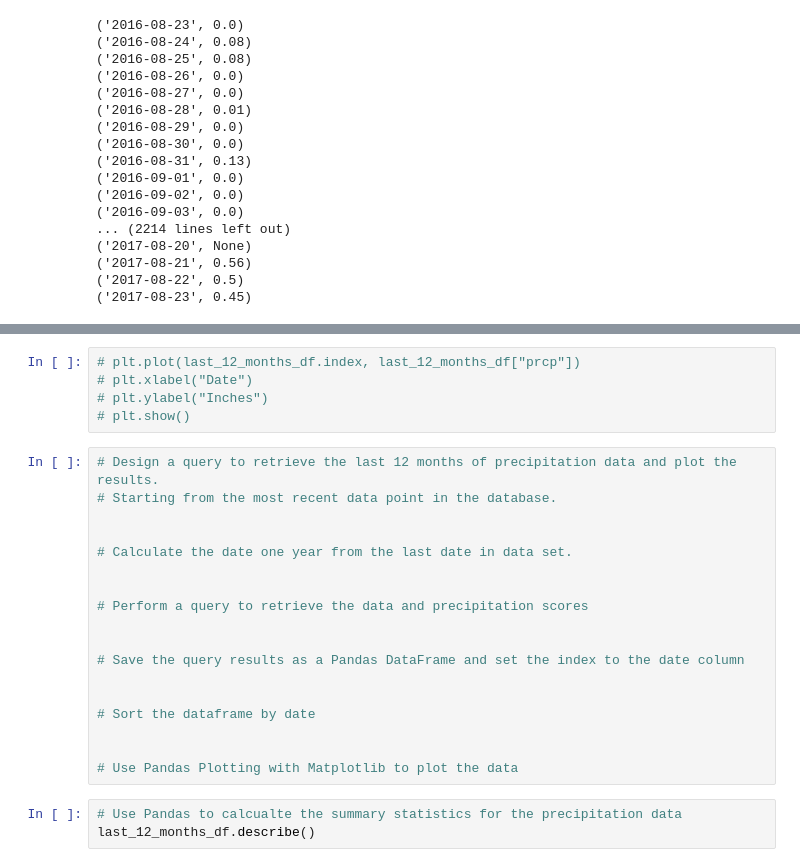
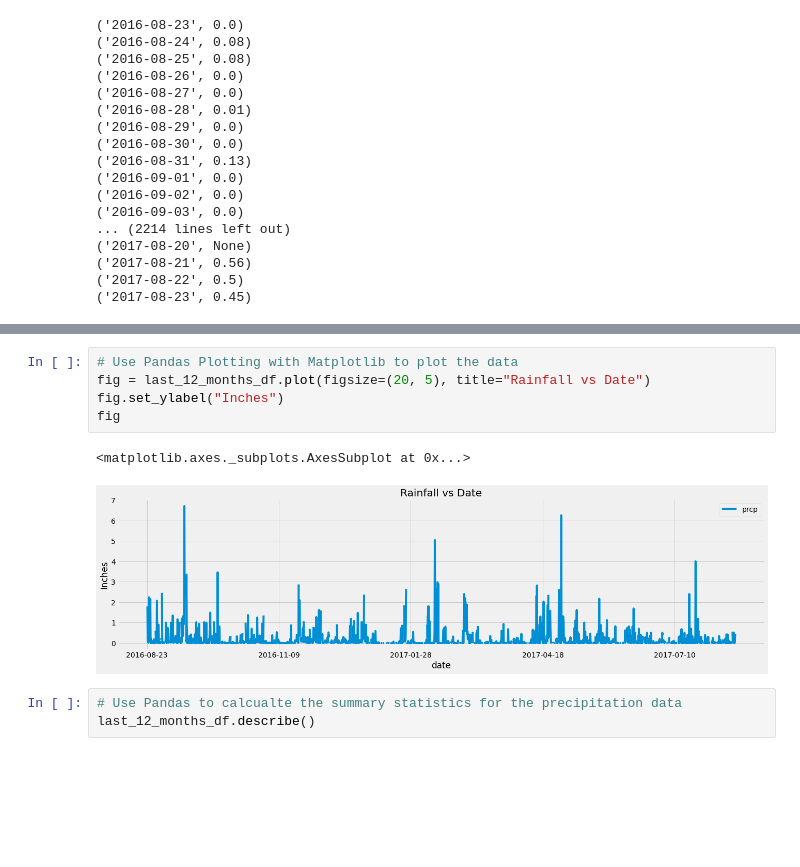
Before and after one commit to hsharma263/sqlalchemy-challenge, a Jupyter notebook: climate_starter.ipynb, the cells around one changed output, grey strips where cells are left out. Saved outputs shown, nothing was run; the diff lists cells and outputs as text; blank space fills up the shorter version.

```diff
--- a/climate_starter.ipynb
+++ b/climate_starter.ipynb
@@ -171,26 +153,11 @@ last_12_months_df.plot(figsize=(20, 5), title="Rainfall vs Date")
-# %%
-# plt.plot(last_12_months_df.index, last_12_months_df["prcp"])
-# plt.xlabel("Date")
-# plt.ylabel("Inches")
-# plt.show()
-# %%
-# Design a query to retrieve the last 12 months of precipitation data and plot the results.
-# Starting from the most recent data point in the database.
-
-
-# Calculate the date one year from the last date in data set.
-
-
-# Perform a query to retrieve the data and precipitation scores
-
-
-# Save the query results as a Pandas DataFrame and set the index to the date column
-
-
-# Sort the dataframe by date
-
-
-# Use Pandas Plotting with Matplotlib to plot the data
+# %%
+# Use Pandas Plotting with Matplotlib to plot the data
+fig = last_12_months_df.plot(figsize=(20, 5), title="Rainfall vs Date")
+fig.set_ylabel("Inches")
+fig
+# %% [output]
+<matplotlib.axes._subplots.AxesSubplot at 0x...>
+[figure, added]
 # %%
 # Use Pandas to calcualte the summary statistics for the precipitation data
 last_12_months_df.describe()
```
Also changed, not shown: parts of 22 cells of this notebook.
